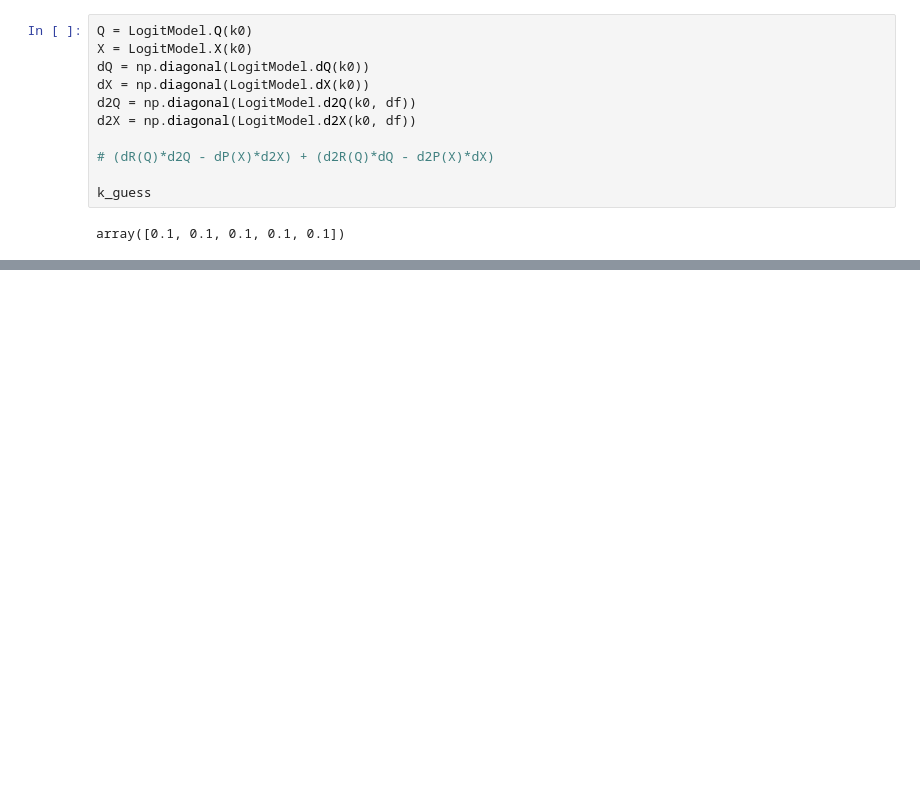
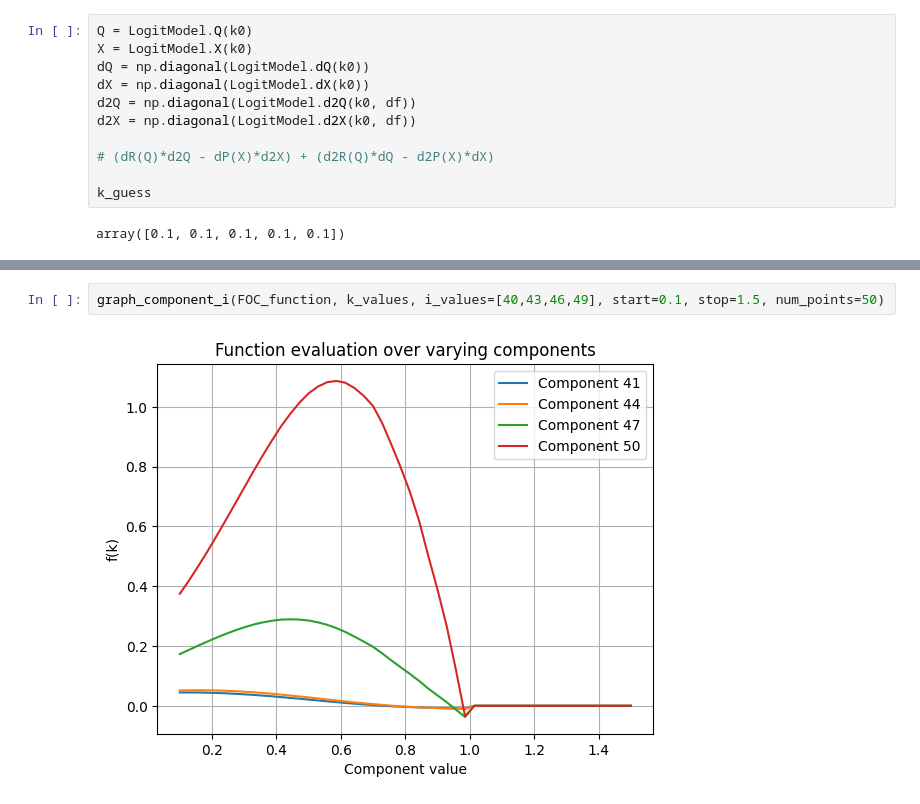
Before and after one commit to LeonTagle/Thesis-Models, a Jupyter notebook: Models.ipynb, the cells around one changed output, grey strips where cells are left out. Saved outputs shown, nothing was run; the diff lists cells and outputs as text; blank space fills up the shorter version.

```diff
--- a/Models.ipynb
+++ b/Models.ipynb
@@ -959,0 +1011,4 @@ def S_Modified(k0,gamma,V,t,λ):
+# %%
+graph_component_i(FOC_function, k_values, i_values=[40,43,46,49], start=0.1, stop=1.5, num_points=50)
+# %% [output]
+[figure, added]
```
Also changed, not shown: parts of 25 cells of this notebook.
